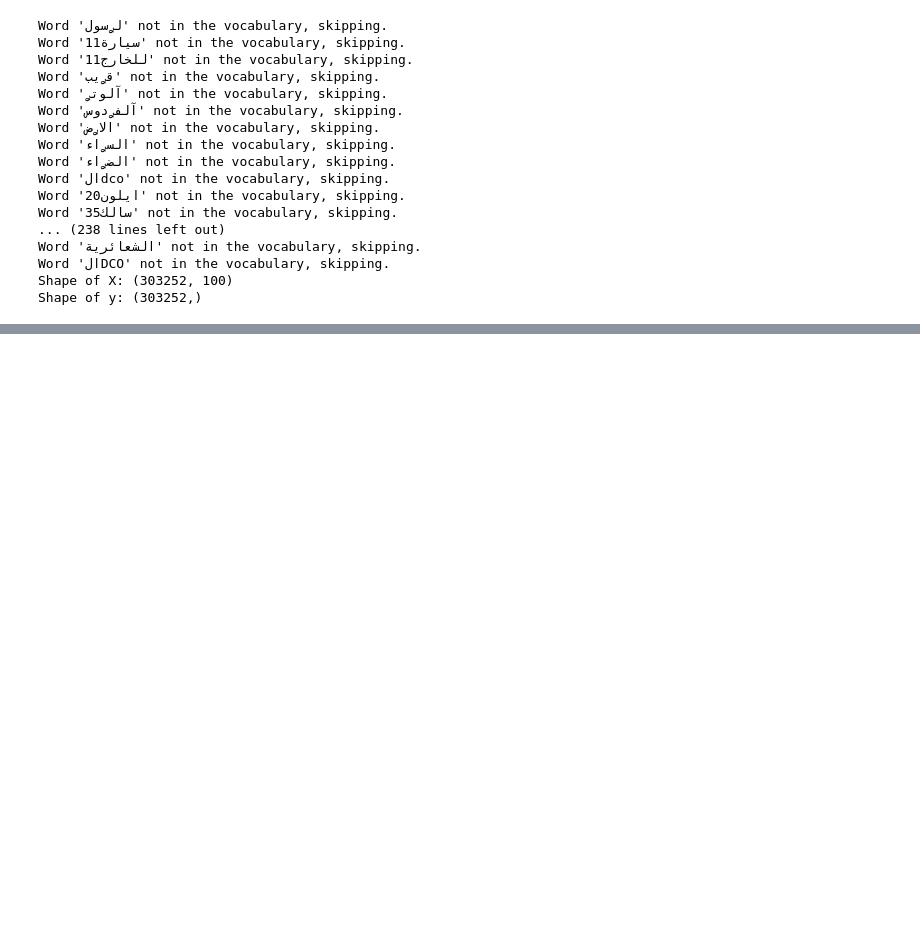
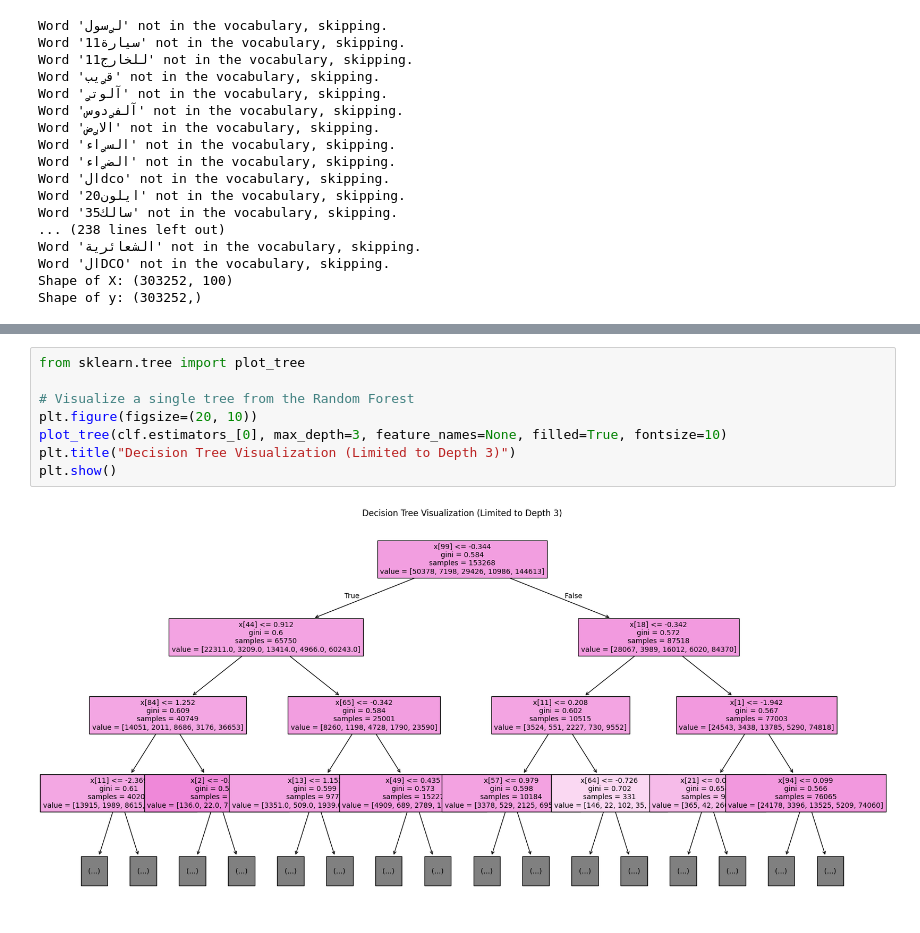
Before and after one commit to ehabsuliman/ROADWATCH, a Jupyter notebook: Road/RW.ipynb, the cells around one changed output, grey strips where cells are left out. Drawn from its saved outputs; the diff is of its cells as text; blank space fills up the shorter version.

```diff
--- a/Road/RW.ipynb
+++ b/Road/RW.ipynb
@@ -802,0 +717,10 @@ plot_learning_curve(model, X, y, title="Learning Curve for Logistic Regression")
+# %%
+from sklearn.tree import plot_tree
+
+# Visualize a single tree from the Random Forest
+plt.figure(figsize=(20, 10))
+plot_tree(clf.estimators_[0], max_depth=3, feature_names=None, filled=True, fontsize=10)
+plt.title("Decision Tree Visualization (Limited to Depth 3)")
+plt.show()
+# %% [output]
+[figure, added]
```
Also changed, not shown: parts of 20 cells of this notebook.
